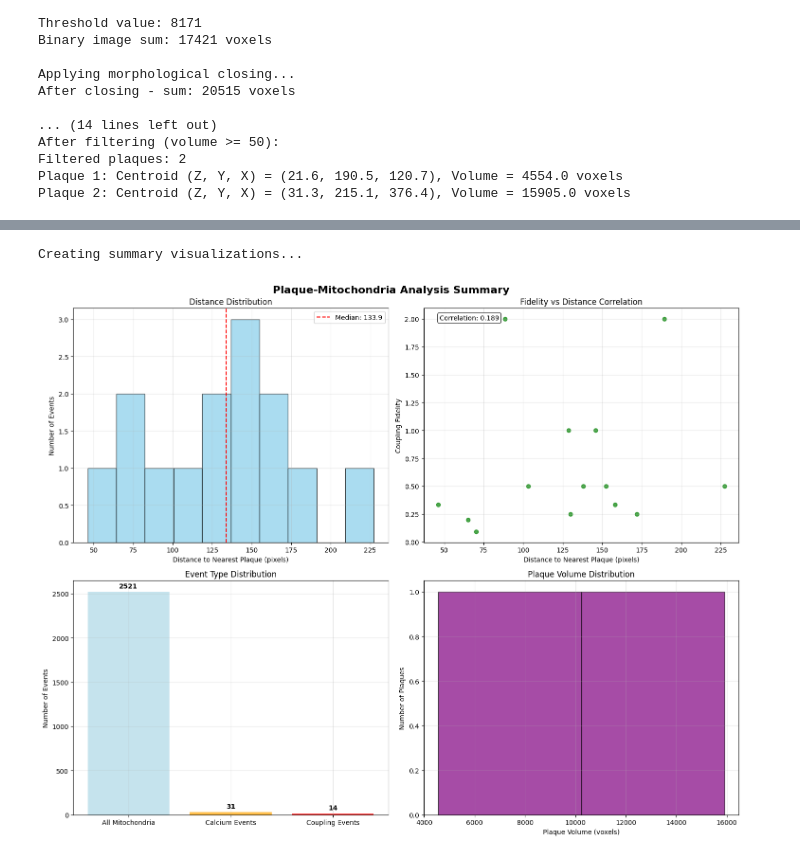
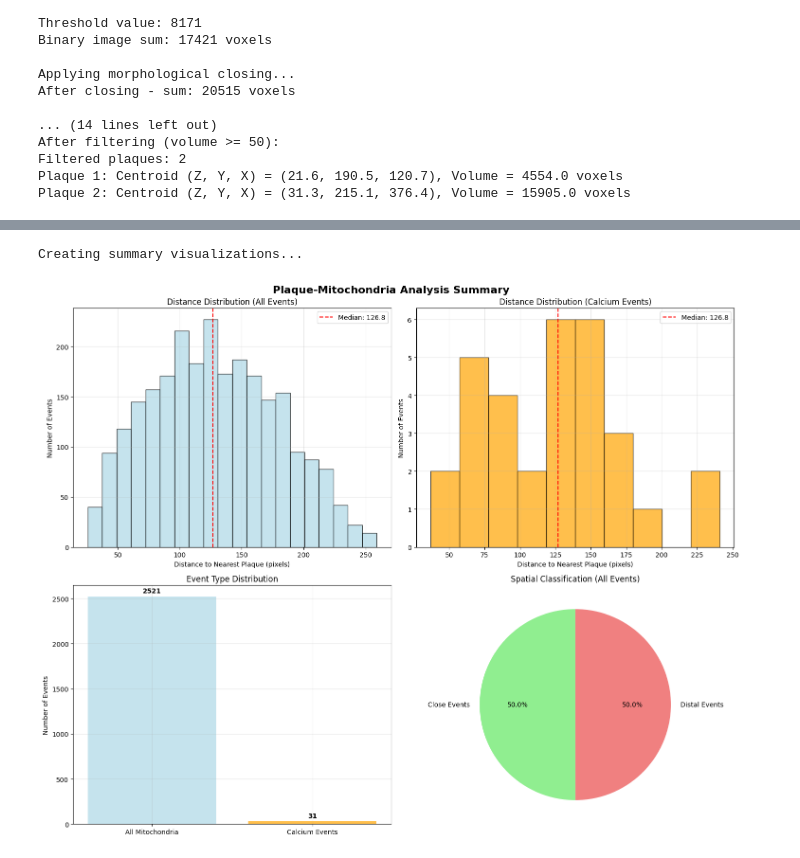
Before and after one commit to zhanghaoyu9931/mito-detect, a Jupyter notebook: plaque_mito_analysis/main.ipynb, the cells around one changed output, grey strips where cells are left out. Saved outputs shown, nothing was run; the diff lists cells and outputs as text; code cells hidden in the pictures.

Commit message:
Add codes for plaque-mito correlation analysis.

```diff
--- a/plaque_mito_analysis/main.ipynb
+++ b/plaque_mito_analysis/main.ipynb
@@ -446,81 +388,77 @@ print("Creating summary visualizations...")
 fig, axes = plt.subplots(2, 2, figsize=(15, 12))
 fig.suptitle('Plaque-Mitochondria Analysis Summary', fontsize=16, fontweight='bold')
 
-# 1. Distance distribution histogram
-if 'distances' in locals() and len(distances) > 0:
-    axes[0, 0].hist(distances, bins=10, alpha=0.7, color='skyblue', edgecolor='black')
-    axes[0, 0].axvline(np.median(distances), color='red', linestyle='--',
-                       label=f'Median: {np.median(distances):.1f}')
-    axes[0, 0].set_xlabel('Distance to Nearest Plaque (pixels)')
-    axes[0, 0].set_ylabel('Number of Events')
-    axes[0, 0].set_title('Distance Distribution')
-    axes[0, 0].legend()
-    axes[0, 0].grid(True, alpha=0.3)
+# 1. Distance distribution histogram for all events
+axes[0, 0].hist(all_distances, bins=20, alpha=0.7, color='lightblue', edgecolor='black')
+axes[0, 0].axvline(median_distance, color='red', linestyle='--',
+                   label=f'Median: {median_distance:.1f}')
+axes[0, 0].set_xlabel('Distance to Nearest Plaque (pixels)')
+axes[0, 0].set_ylabel('Number of Events')
+axes[0, 0].set_title('Distance Distribution (All Events)')
+axes[0, 0].legend()
+axes[0, 0].grid(True, alpha=0.3)
 
-# 2. Fidelity vs Distance scatter plot
-if 'fidelities' in locals() and len(fidelities) > 0:
-    axes[0, 1].scatter(distances, fidelities, alpha=0.7, color='green')
-    axes[0, 1].set_xlabel('Distance to Nearest Plaque (pixels)')
-    axes[0, 1].set_ylabel('Coupling Fidelity')
-    axes[0, 1].set_title('Fidelity vs Distance Correlation')
-    axes[0, 1].grid(True, alpha=0.3)
-
-    # Add correlation line if correlation exists
-    if 'correlation' in locals():
-        axes[0, 1].text(0.05, 0.95, f'Correlation: {correlation:.3f}',
-                        transform=axes[0, 1].transAxes,
-                        bbox=dict(boxstyle='round', facecolor='white', alpha=0.8))
+# 2. Distance distribution histogram for calcium events
+axes[0, 1].hist(calcium_distances, bins=10, alpha=0.7, color='orange', edgecolor='black')
+axes[0, 1].axvline(median_distance, color='red', linestyle='--',
+                   label=f'Median: {median_distance:.1f}')
+axes[0, 1].set_xlabel('Distance to Nearest Plaque (pixels)')
+axes[0, 1].set_ylabel('Number of Events')
+axes[0, 1].set_title('Distance Distribution (Calcium Events)')
+axes[0, 1].legend()
+axes[0, 1].grid(True, alpha=0.3)
 
 # 3. Event type distribution
-event_types = ['All Mitochondria', 'Calcium Events', 'Coupling Events']
-event_counts = [len(mito_centroids), len(calcase_centroids), len(couple_centroids)]
-colors = ['lightblue', 'orange', 'red']
+event_types = ['All Mitochondria', 'Calcium Events']
+event_counts = [len(mito_centroids), len(calcase_centroids)]
+colors = ['lightblue', 'orange']
 
 axes[1, 0].bar(event_types, event_counts, color=colors, alpha=0.7)
 axes[1, 0].set_ylabel('Number of Events')
 axes[1, 0].set_title('Event Type Distribution')
 axes[1, 0].grid(True, alpha=0.3)
 
 # Add value labels on bars
 for i, count in enumerate(event_counts):
     axes[1, 0].text(i, count + max(event_counts) * 0.01, str(count),
                     ha='center', va='bottom', fontweight='bold')
 
-# 4. Plaque volume distribution
-plaque_volumes = [blob['volume'] for blob in filtered_blobs_info]
-axes[1, 1].hist(plaque_volumes, bins=len(plaque_volumes), alpha=0.7,
-                color='purple', edgecolor='black')
-axes[1, 1].set_xlabel('Plaque Volume (voxels)')
-axes[1, 1].set_ylabel('Number of Plaques')
-axes[1, 1].set_title('Plaque Volume Distribution')
-axes[1, 1].grid(True, alpha=0.3)
+# 4. Spatial classification pie chart
+classification_labels = ['Close Events', 'Distal Events']
+classification_counts = [len(close_events), len(distal_events)]
+classification_colors = ['lightgreen', 'lightcoral']
+
+axes[1, 1].pie(classification_counts, labels=classification_labels, colors=classification_colors,
+               autopct='%1.1f%%', startangle=90)
+axes[1, 1].set_title('Spatial Classification (All Events)')
 
 plt.tight_layout()
 plt.show()
 
 # Print final summary
 print("\n" + "="*60)
 print("ANALYSIS SUMMARY")
 print("="*60)
 print(f"Total plaques identified: {len(all_blobs_info)}")
 print(f"Filtered plaques (volume ≥ {volume_threshold}): {len(filtered_blobs_info)}")
 print(f"Total mitochondrial events: {len(mito_centroids)}")
 print(f"Calcium events: {len(calcase_centroids)}")
-print(f"Coupling events: {len(couple_centroids)}")
 
-if 'distances' in locals() and len(distances) > 0:
-    print(f"\nDistance Analysis:")
-    print(f"  Mean distance: {np.mean(distances):.2f} pixels")
-    print(f"  Median distance: {np.median(distances):.2f} pixels")
-    print(f"  Distance range: {min(distances):.2f} - {max(distances):.2f} pixels")
+print(f"\nDistance Analysis:")
+print(f"  Median distance: {median_distance:.2f} pixels")
+print(f"  Mean distance: {np.mean(all_distances):.2f} pixels")
+print(f"  Distance range: {min(all_distances):.2f} - {max(all_distances):.2f} pixels")
+print(f"  Close events: {len(close_events)} ({len(close_events)/len(all_distances)*100:.1f}%)")
+print(f"  Distal events: {len(distal_events)} ({len(distal_events)/len(all_distances)*100:.1f}%)")
 
-    if 'correlation' in locals():
-        print(f"  Fidelity-distance correlation: {correlation:.3f}")
+print(f"\nCalcium Events Analysis:")
+print(f"  Close calcium events: {len(close_calcium)} ({len(close_calcium)/len(calcium_distances)*100:.1f}%)")
+print(f"  Distal calcium events: {len(distal_calcium)} ({len(distal_calcium)/len(calcium_distances)*100:.1f}%)")
 
 print("\nAnalysis completed successfully!")
 # %% [output]
 Creating summary visualizations...
-[figure, old version]
+[figure, new version]
 ============================================================
 ANALYSIS SUMMARY
 ============================================================
```
Also changed, not shown: parts of 10 cells of this notebook, 1 other file.
